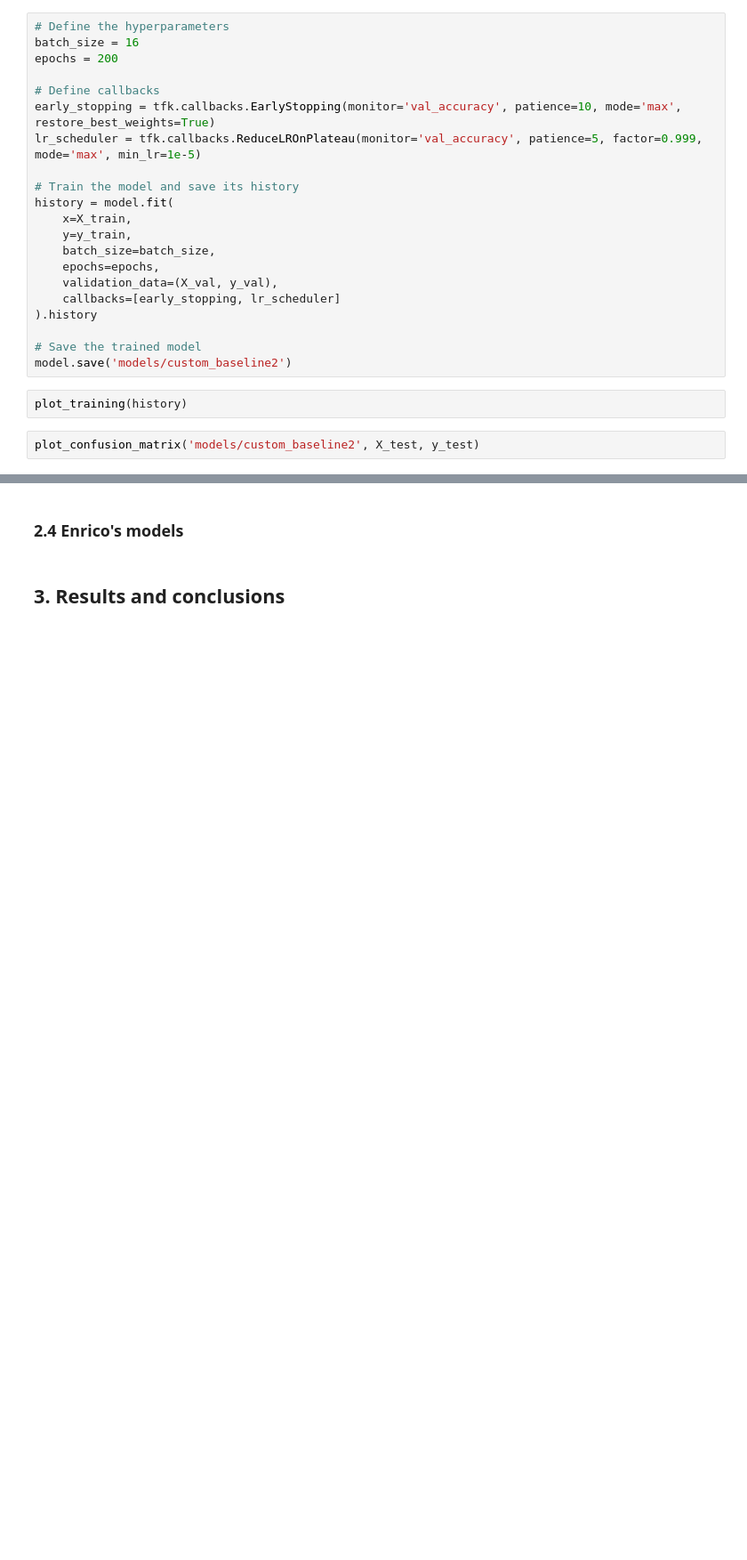
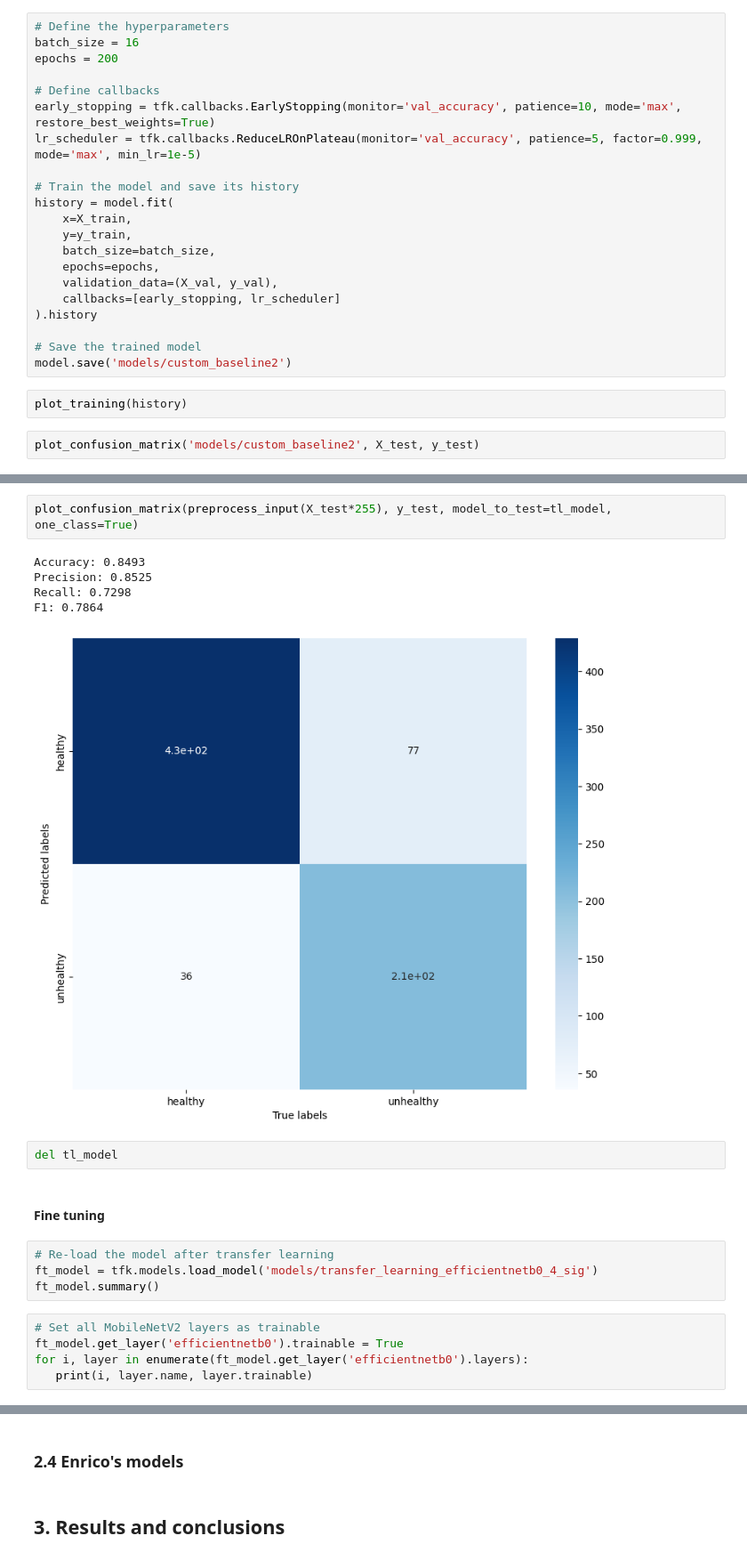
Before and after one commit to paolopertino/Artificial-Neural-Networks-and-Deep-Learning-2023-2024, a Jupyter notebook: Homework_1.ipynb, the cells around one changed output, grey strips where cells are left out. Shown at 89% size. Saved outputs shown, nothing was run; the diff lists cells and outputs as text; blank space fills up the shorter version.

```diff
--- a/Homework_1.ipynb
+++ b/Homework_1.ipynb
@@ -904,0 +1256,21 @@ plot_confusion_matrix('models/custom_baseline2', X_test, y_test)
+# %%
+plot_confusion_matrix(preprocess_input(X_test*255), y_test, model_to_test=tl_model, one_class=True)
+# %% [output]
+Accuracy: 0.8493
+Precision: 0.8525
+Recall: 0.7298
+F1: 0.7864
+[figure, added]
+# %%
+del tl_model
+# %% [markdown]
+#### Fine tuning
+# %%
+# Re-load the model after transfer learning
+ft_model = tfk.models.load_model('models/transfer_learning_efficientnetb0_4_sig')
+ft_model.summary()
+# %%
+# Set all MobileNetV2 layers as trainable
+ft_model.get_layer('efficientnetb0').trainable = True
+for i, layer in enumerate(ft_model.get_layer('efficientnetb0').layers):
+   print(i, layer.name, layer.trainable)
```
Also changed, not shown: parts of 34 cells of this notebook.
